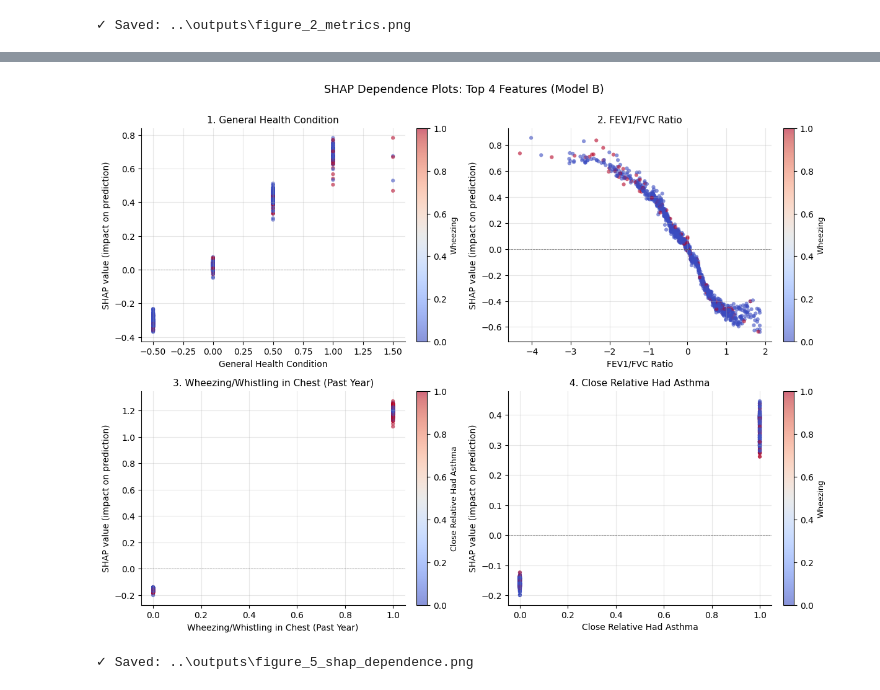
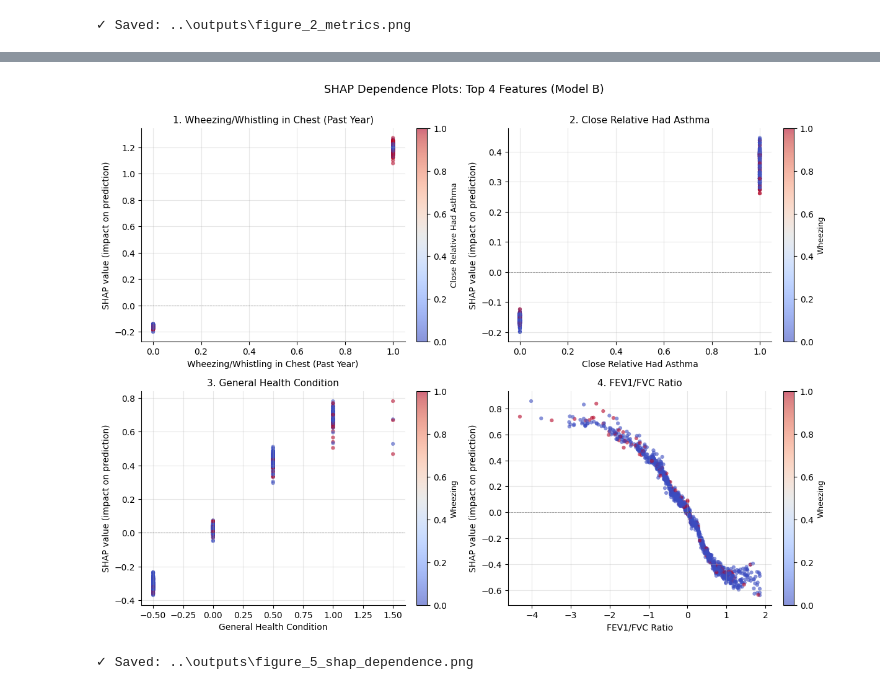
Before and after one commit to wilson-nguyen/aim-ahead-asthma, a Jupyter notebook: notebooks/05_top10_sensitivity.ipynb, the cells around one changed output, grey strips where cells are left out. Saved outputs shown, nothing was run; the diff lists cells and outputs as text; code cells hidden in the pictures.

```diff
--- a/notebooks/05_top10_sensitivity.ipynb
+++ b/notebooks/05_top10_sensitivity.ipynb
@@ -903,10 +1318,10 @@ Single-color horizontal bar chart, sorted by mean absolute SHAP value descending
 Matches the manuscript's Figure 4 styling (single-color blue bars, no error bars).
 """
 
-# Sort by SHAP importance descending
-order = np.argsort(shap_importance_b)[::-1]
-labels_ordered = [TOP_10_DISPLAY[i] for i in order]
-shap_ordered = shap_importance_b[order]
+# Use manuscript's original feature ordering (preserves narrative consistency
+# with the published Figure 4 of the original full-feature analysis)
+labels_ordered = TOP_10_DISPLAY
+shap_ordered = shap_importance_b
 
 fig, ax = plt.subplots(figsize=(10, 7))
 
@@ -917,7 +1332,7 @@ ax.barh(y_pos, shap_ordered, color='#1f9bff', edgecolor='black', linewidth=0.5)
 ax.set_yticks(y_pos)
 ax.set_yticklabels(labels_ordered)
 ax.set_xlabel('Mean Absolute SHAP Value')
-ax.set_title('Feature Importance Ranking (Model B, Top 10 Features)')
+ax.set_title('Feature Importance Ranking (Model B, Top 10 Features — Manuscript Ordering)')
 ax.grid(True, axis='x', alpha=0.3)
 ax.invert_yaxis()  # most important at top
 
@@ -940,11 +1355,10 @@ direction and shape of each feature's effect.
 Top 4 by SHAP importance: General Health, FEV1/FVC, Wheezing, Family History.
 """
 
-# Sort and pick top 4
-order = np.argsort(shap_importance_b)[::-1]
-top_4_indices = order[:4]
-top_4_columns = [TOP_10_FEATURES[i] for i in top_4_indices]
-top_4_labels = [TOP_10_DISPLAY[i] for i in top_4_indices]
+# Use manuscript's top 4 (first 4 entries of TOP_10_FEATURES, preserving original ordering)
+top_4_indices = list(range(4))
+top_4_columns = TOP_10_FEATURES[:4]
+top_4_labels = TOP_10_DISPLAY[:4]
 
 fig, axes = plt.subplots(2, 2, figsize=(12, 9))
 axes = axes.flatten()
@@ -959,34 +1373,34 @@ for plot_idx, (feature_idx, col_name, display_label) in enumerate(zip(top_4_indi
     # If this is wheezing itself, color by family history instead
     if col_name == 'RDQ070':
         color_idx = TOP_10_FEATURES.index('MCQ300B')
         color_label = 'Close Relative Had Asthma'
     else:
         color_idx = TOP_10_FEATURES.index('RDQ070')
         color_label = 'Wheezing'
     color_values = X_test_top10[:, color_idx]
 
     scatter = ax.scatter(feature_values, shap_for_feature,
                          c=color_values, cmap='coolwarm',
                          alpha=0.6, s=20, edgecolor='none')
 
     ax.axhline(0, color='black', linewidth=0.6, linestyle='--', alpha=0.4)
     ax.set_xlabel(display_label, fontsize=10)
     ax.set_ylabel(f'SHAP value (impact on prediction)', fontsize=10)
     ax.set_title(f'{plot_idx+1}. {display_label}', fontsize=11)
     ax.grid(True, alpha=0.3)
 
     # Add a small colorbar label
     cbar = plt.colorbar(scatter, ax=ax, fraction=0.046, pad=0.04)
     cbar.set_label(color_label, fontsize=9)
 
 fig.suptitle('SHAP Dependence Plots: Top 4 Features (Model B)', fontsize=13, y=1.00)
 plt.tight_layout()
 plt.savefig(OUTPUTS_DIR / 'figure_5_shap_dependence.png', dpi=300, bbox_inches='tight')
 plt.show()
 
 print(f"✓ Saved: {OUTPUTS_DIR / 'figure_5_shap_dependence.png'}")
 # %% [output]
-[figure, old version]
+[figure, new version]
 ✓ Saved: ..\outputs\figure_5_shap_dependence.png
 # %%
 """
```
Also changed, not shown: parts of 9 cells of this notebook.
